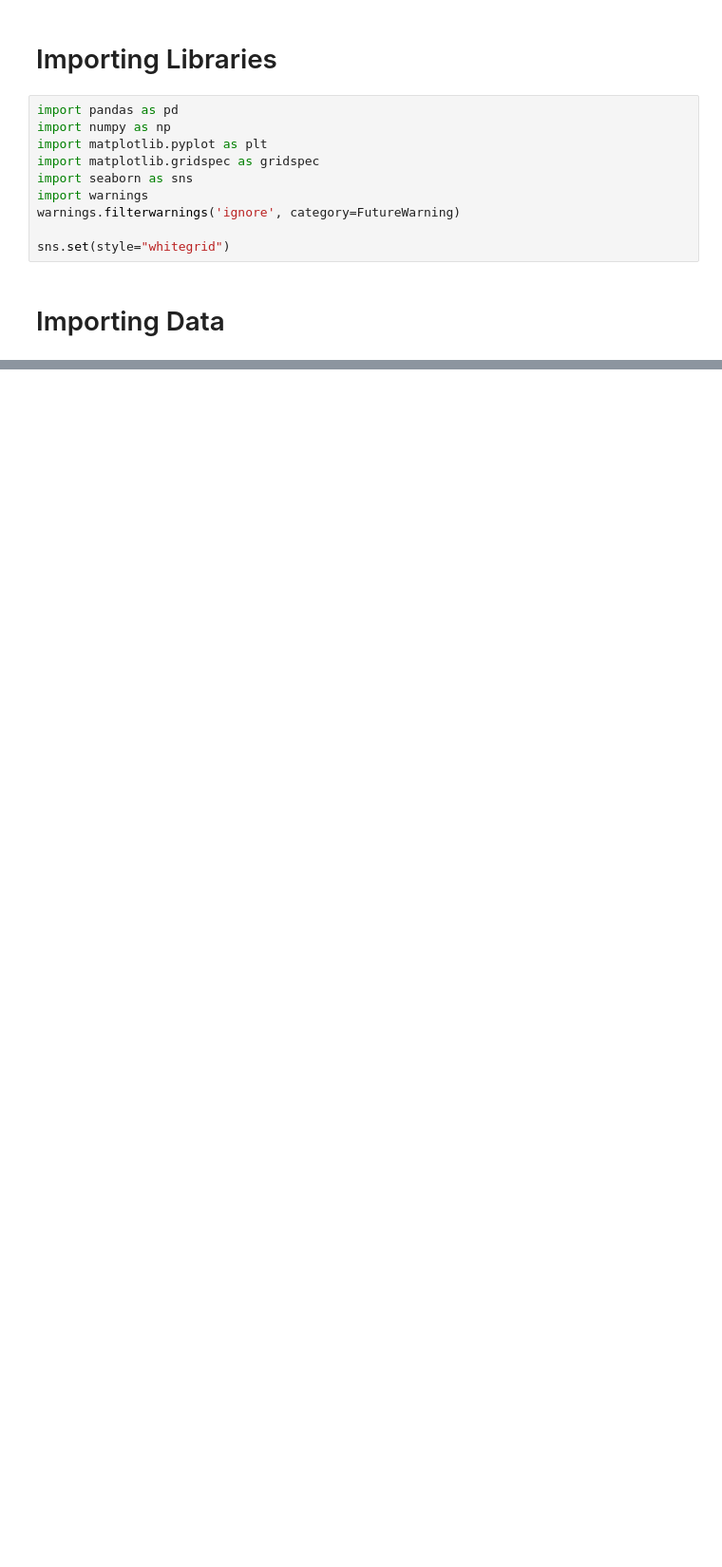
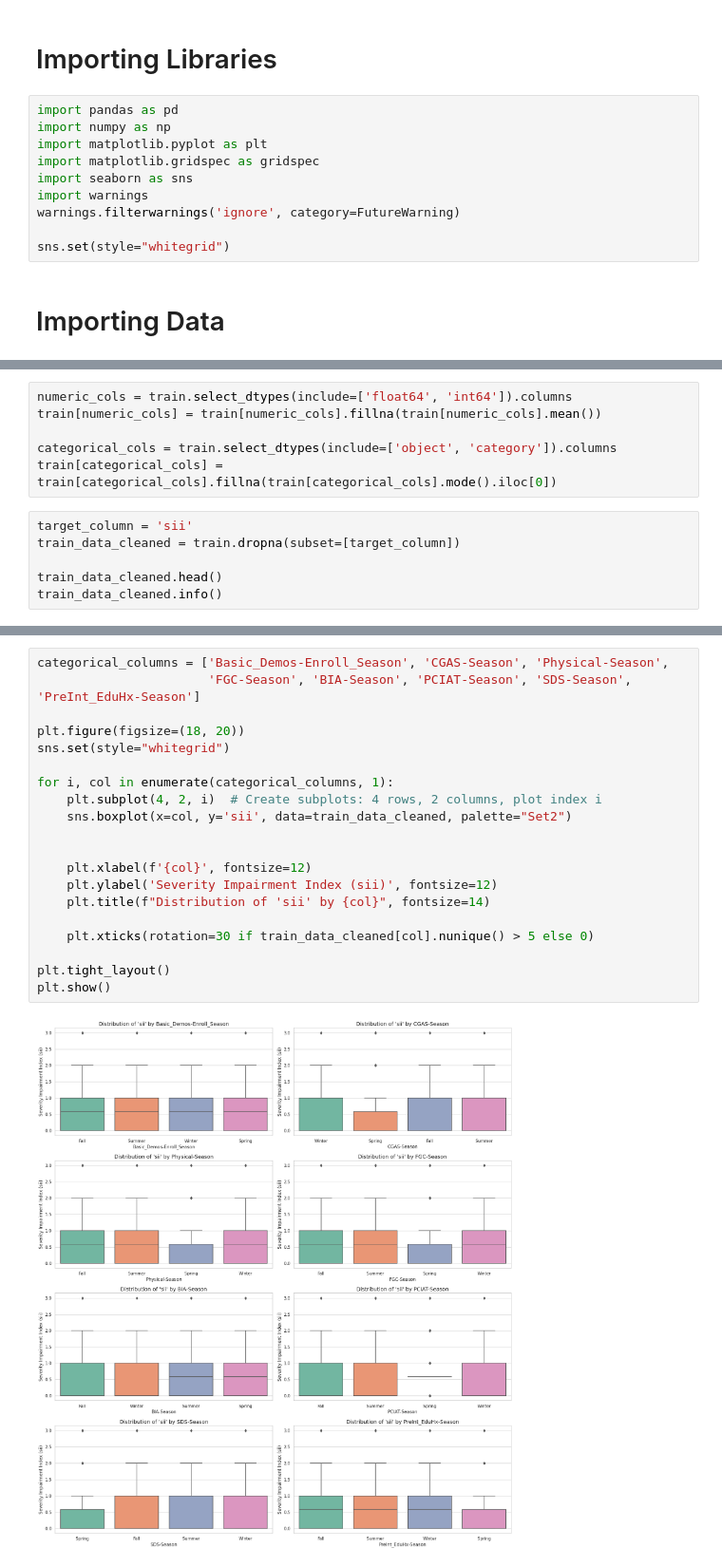
Before and after one commit to fkaan/Child-Mind-Institute-Problematic-Internet-Use, a Jupyter notebook: child-mind-institute-problematic-internet-use.ipynb, the cells around one changed output, grey strips where cells are left out. Shown at 95% size. Saved outputs shown, nothing was run; the diff lists cells and outputs as text; blank space fills up the shorter version.

```diff
--- a/child-mind-institute-problematic-internet-use.ipynb
+++ b/child-mind-institute-problematic-internet-use.ipynb
@@ -112,0 +155,12 @@ print(data_dict.head())
+# %%
+numeric_cols = train.select_dtypes(include=['float64', 'int64']).columns
+train[numeric_cols] = train[numeric_cols].fillna(train[numeric_cols].mean())
+
+categorical_cols = train.select_dtypes(include=['object', 'category']).columns
+train[categorical_cols] = train[categorical_cols].fillna(train[categorical_cols].mode().iloc[0])
+# %%
+target_column = 'sii'
+train_data_cleaned = train.dropna(subset=[target_column])
+
+train_data_cleaned.head()
+train_data_cleaned.info()
@@ -201,0 +187,22 @@ plt.show()
+# %%
+categorical_columns = ['Basic_Demos-Enroll_Season', 'CGAS-Season', 'Physical-Season',
+                       'FGC-Season', 'BIA-Season', 'PCIAT-Season', 'SDS-Season', 'PreInt_EduHx-Season']
+
+plt.figure(figsize=(18, 20))
+sns.set(style="whitegrid")
+
+for i, col in enumerate(categorical_columns, 1):
+    plt.subplot(4, 2, i)  # Create subplots: 4 rows, 2 columns, plot index i
+    sns.boxplot(x=col, y='sii', data=train_data_cleaned, palette="Set2")
+
+
+    plt.xlabel(f'{col}', fontsize=12)
+    plt.ylabel('Severity Impairment Index (sii)', fontsize=12)
+    plt.title(f"Distribution of 'sii' by {col}", fontsize=14)
+
+    plt.xticks(rotation=30 if train_data_cleaned[col].nunique() > 5 else 0)
+
+plt.tight_layout()
+plt.show()
+# %% [output]
+[figure, added]
```
Also changed, not shown: parts of 25 cells of this notebook.
